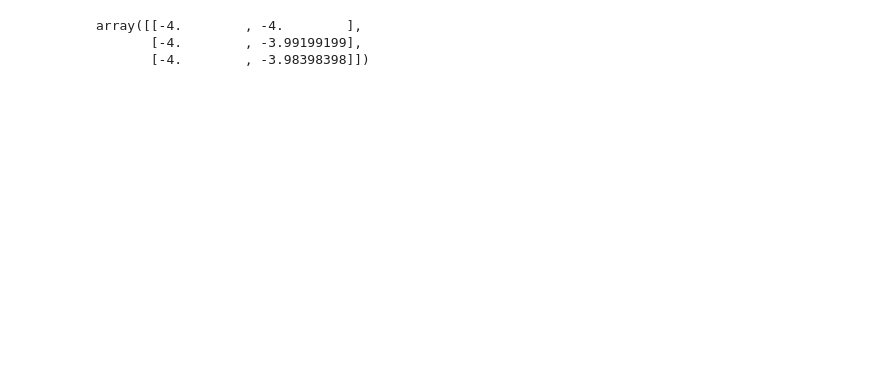
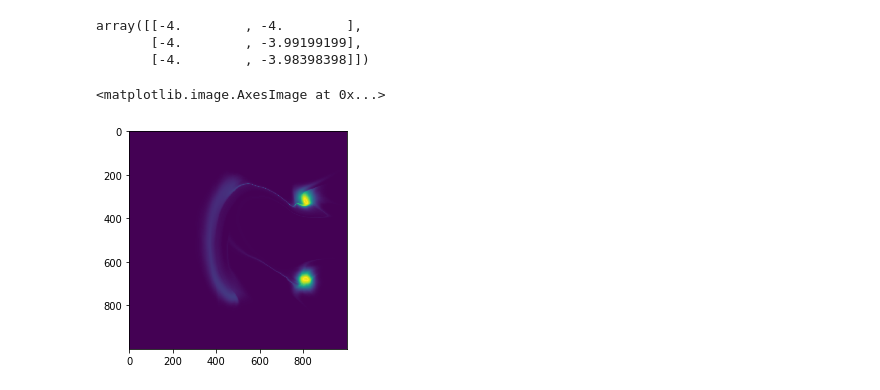
Before and after one commit to Igor-Tukh/deep-unsupervised-learning-hse, a Jupyter notebook: hw02_1.ipynb, the cells around one changed output. Cells and saved outputs as stored; diff of their text form; code cells hidden in the pictures; blank space fills up the shorter version.

```diff
--- a/hw02_1.ipynb
+++ b/hw02_1.ipynb
@@ -365,3 +367,9 @@ two_dim[:3]
 array([[-4.        , -4.        ],
        [-4.        , -3.99199199],
        [-4.        , -3.98398398]])
+# %%
+output = np.exp(-model(torch.from_numpy(two_dim).float())[1].detach().numpy()).reshape(1000, 1000)
+plt.imshow(output)
+# %% [output]
+<matplotlib.image.AxesImage at 0x...>
+[figure, added]
```
Also changed, not shown: parts of 3 cells of this notebook.
